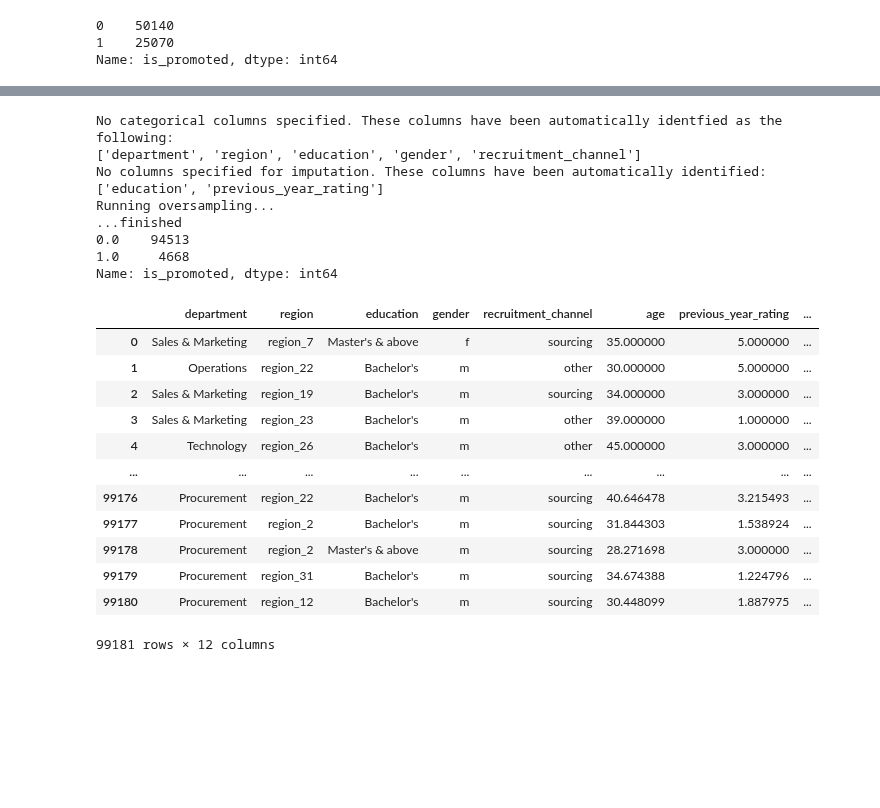
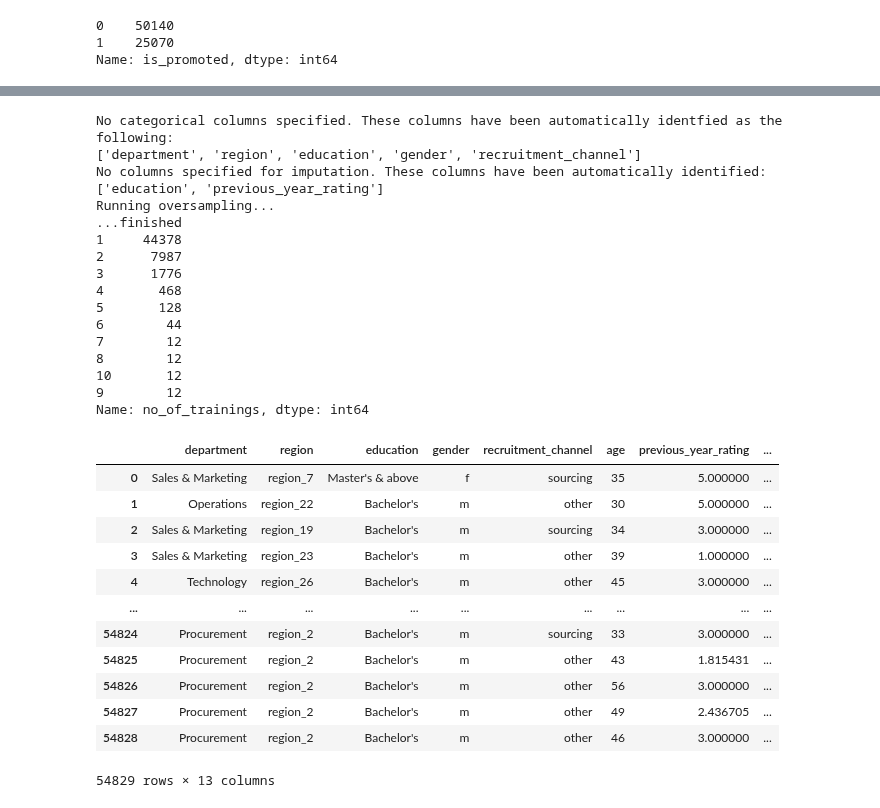
Before and after one commit to microsoft/responsible-ai-toolbox-mitigations, a Jupyter notebook: notebooks/dataprocessing/module_tests/rebalance_imbl.ipynb, the cells around one changed output, grey strips where cells are left out. Drawn from its saved outputs; the diff is of its cells as text; code cells hidden in the pictures; blank space fills up the shorter version.

```diff
--- a/notebooks/dataprocessing/module_tests/rebalance_imbl.ipynb
+++ b/notebooks/dataprocessing/module_tests/rebalance_imbl.ipynb
@@ -223,33 +260,41 @@ array([ 1,  2,  3,  4,  7,  5,  6,  8, 10,  9])
 # %%
 rebalance = Rebalance(
 				df=dataset,
 				rebalance_col='no_of_trainings',
-				strategy_over="minority",
+				strategy_over={8:12, 9:12, 10:12},
 				under_sampler=False
 			)
 df_resample = rebalance.fit_resample()
-print(df_resample['is_promoted'].value_counts())
+print(df_resample['no_of_trainings'].value_counts())
 df_resample
 # %% [output]
 No categorical columns specified. These columns have been automatically identfied as the following:
 ['department', 'region', 'education', 'gender', 'recruitment_channel']
 No columns specified for imputation. These columns have been automatically identified:
 ['education', 'previous_year_rating']
 Running oversampling...
 ...finished
-0.0    94513
-1.0     4668
-Name: is_promoted, dtype: int64
+1     44378
+2      7987
+3      1776
+4       468
+5       128
+6        44
+7        12
+8        12
+10       12
+9        12
+Name: no_of_trainings, dtype: int64
 |  | department | region | education | gender | recruitment_channel | age | previous_year_rating | ... |
-| 0 | Sales & Marketing | region_7 | Master's & above | f | sourcing | 35.000000 | 5.000000 | ... |
-| 1 | Operations | region_22 | Bachelor's | m | other | 30.000000 | 5.000000 | ... |
-| 2 | Sales & Marketing | region_19 | Bachelor's | m | sourcing | 34.000000 | 3.000000 | ... |
-| 3 | Sales & Marketing | region_23 | Bachelor's | m | other | 39.000000 | 1.000000 | ... |
-| 4 | Technology | region_26 | Bachelor's | m | other | 45.000000 | 3.000000 | ... |
+| 0 | Sales & Marketing | region_7 | Master's & above | f | sourcing | 35 | 5.000000 | ... |
+| 1 | Operations | region_22 | Bachelor's | m | other | 30 | 5.000000 | ... |
+| 2 | Sales & Marketing | region_19 | Bachelor's | m | sourcing | 34 | 3.000000 | ... |
+| 3 | Sales & Marketing | region_23 | Bachelor's | m | other | 39 | 1.000000 | ... |
+| 4 | Technology | region_26 | Bachelor's | m | other | 45 | 3.000000 | ... |
 | ... | ... | ... | ... | ... | ... | ... | ... | ... |
-| 99176 | Procurement | region_22 | Bachelor's | m | sourcing | 40.646478 | 3.215493 | ... |
-| 99177 | Procurement | region_2 | Bachelor's | m | sourcing | 31.844303 | 1.538924 | ... |
-| 99178 | Procurement | region_2 | Master's & above | m | sourcing | 28.271698 | 3.000000 | ... |
-| 99179 | Procurement | region_31 | Bachelor's | m | sourcing | 34.674388 | 1.224796 | ... |
-| 99180 | Procurement | region_12 | Bachelor's | m | sourcing | 30.448099 | 1.887975 | ... |
+| 54824 | Procurement | region_2 | Bachelor's | m | sourcing | 33 | 3.000000 | ... |
+| 54825 | Procurement | region_2 | Bachelor's | m | other | 43 | 1.815431 | ... |
+| 54826 | Procurement | region_2 | Bachelor's | m | other | 56 | 3.000000 | ... |
+| 54827 | Procurement | region_2 | Bachelor's | m | other | 49 | 2.436705 | ... |
+| 54828 | Procurement | region_2 | Bachelor's | m | other | 46 | 3.000000 | ... |
-99181 rows × 12 columns
+54829 rows × 13 columns
```
Also changed, not shown: parts of 15 cells of this notebook, 3 other files.
